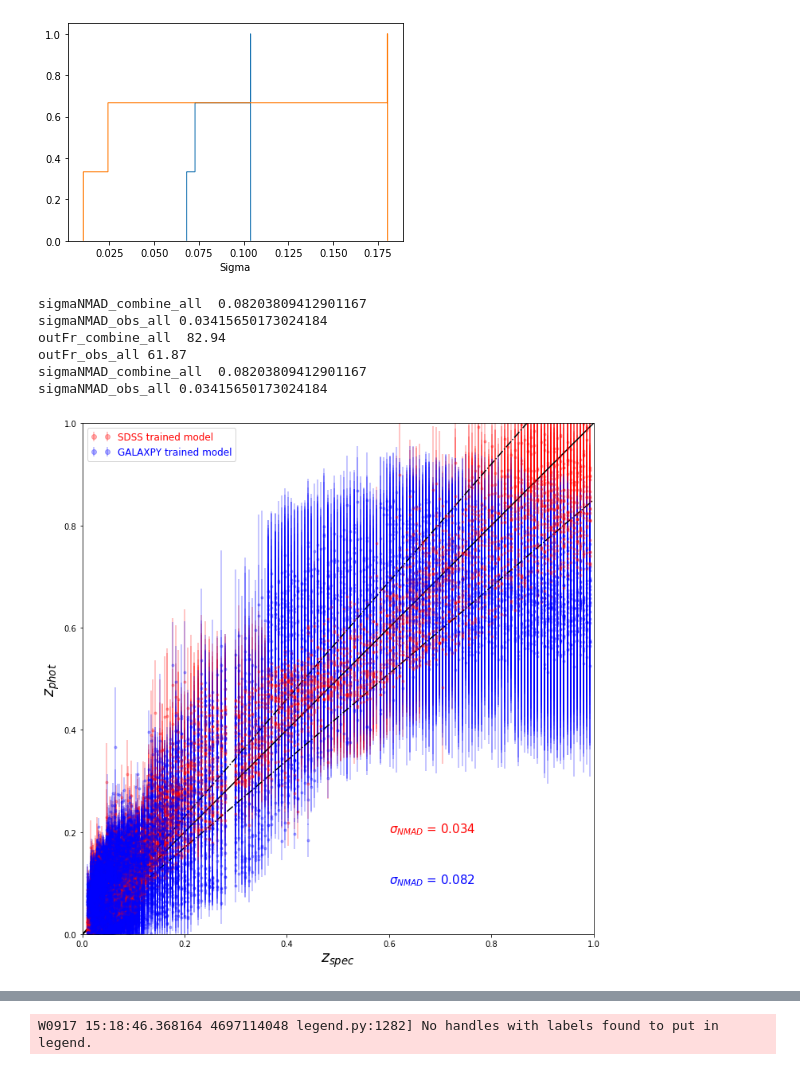
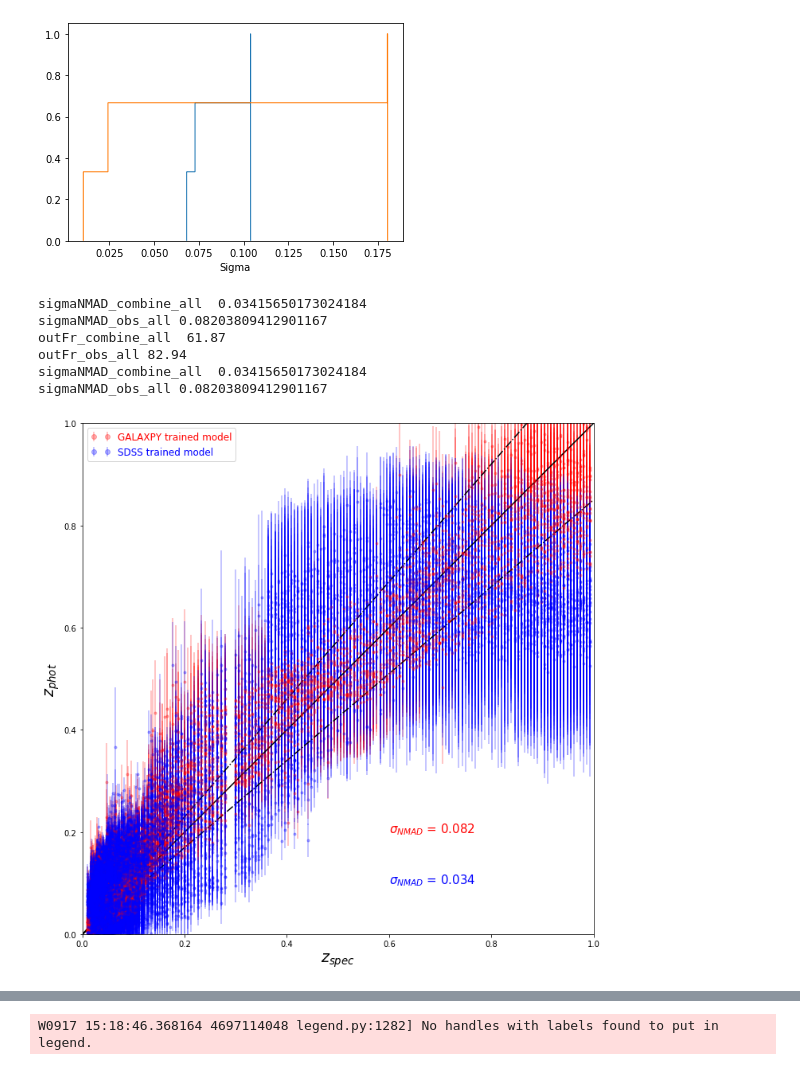
Before and after one commit to nesar/phoZ, a Jupyter notebook: Testing/mdn_test.ipynb, the cells around one changed output, grey strips where cells are left out. Cells and saved outputs as stored; diff of their text form; code cells hidden in the pictures.

```diff
--- a/Testing/mdn_test.ipynb
+++ b/Testing/mdn_test.ipynb
@@ -569,29 +569,29 @@ def outlierFrac(z_spec, z_pho, threshold = 0.15):
     return 100.0*len(outliers)/np.shape(z_pho)[0]
 
 
-sigmaNMAD_obs_all =  sigmaNMAD( (ymax - ymin)*(ymin + y_test), (ymax - ymin)*(ymin + y_pred) )
+sigmaNMAD_obs_all =  sigmaNMAD( (ymax2 - ymin2)*(ymin2 + y_test2), (ymax2 - ymin2)*(ymin2 + y_pred_2) )
 
-sigmaNMAD_combine_all =  sigmaNMAD( (ymax2 - ymin2)*(ymin2 + y_test2), (ymax2 - ymin2)*(ymin2 + y_pred_2) )
+sigmaNMAD_combine_all =  sigmaNMAD( (ymax - ymin)*(ymin + y_test), (ymax - ymin)*(ymin + y_pred) )
 
 
 print( 'sigmaNMAD_combine_all ', sigmaNMAD_combine_all  ) ## combine
 print( 'sigmaNMAD_obs_all', sigmaNMAD_obs_all ) # obs only
 
 
-outFr_obs_all = outlierFrac( (ymax - ymin)*(ymin + y_test), (ymax - ymin)*(ymin + y_pred), 0.15 )
+outFr_obs_all = outlierFrac( (ymax2 - ymin2)*(ymin2 + y_test2), (ymax2 - ymin2)*(ymin2 + y_pred_2), 0.15 )
 
-outFr_combine_all =  outlierFrac( (ymax2 - ymin2)*(ymin2 + y_test2), (ymax2 - ymin2)*(ymin2 + y_pred_2) , 0.15)
+outFr_combine_all =  outlierFrac( (ymax - ymin)*(ymin + y_test), (ymax - ymin)*(ymin + y_pred) , 0.15)
 
 
 print( 'outFr_combine_all ', outFr_combine_all  ) ## combine
 print( 'outFr_obs_all', outFr_obs_all ) # obs only
 
 
-sigmaNMAD_obs_all =  sigmaNMAD( (ymax - ymin)*(ymin + y_test), (ymax - ymin)*(ymin +
+sigmaNMAD_obs_all =  sigmaNMAD( (ymax2 - ymin2)*(ymin2 + y_test2), (ymax2 - ymin2)*(ymin2 +
+                                                                                      y_pred_2) )
+
+sigmaNMAD_combine_all =  sigmaNMAD( (ymax - ymin)*(ymin + y_test), (ymax - ymin)*(ymin +
                                                                                       y_pred) )
-
-sigmaNMAD_combine_all =  sigmaNMAD( (ymax2 - ymin2)*(ymin2 + y_test2), (ymax2 - ymin2)*(ymin2 +
-                                                                                      y_pred_2) )
 
 
 print( 'sigmaNMAD_combine_all ', sigmaNMAD_combine_all  ) #
@@ -599,12 +599,12 @@ print( 'sigmaNMAD_combine_all ', sigmaNMAD_combine_all  ) #
 print( 'sigmaNMAD_obs_all', sigmaNMAD_obs_all ) # obs only
 ####################### model 2 ends ###########################
 # %% [output]
-sigmaNMAD_combine_all  0.08203809412901167
-sigmaNMAD_obs_all 0.03415650173024184
-outFr_combine_all  82.94
-outFr_obs_all 61.87
-sigmaNMAD_combine_all  0.08203809412901167
-sigmaNMAD_obs_all 0.03415650173024184
+sigmaNMAD_combine_all  0.03415650173024184
+sigmaNMAD_obs_all 0.08203809412901167
+outFr_combine_all  61.87
+outFr_obs_all 82.94
+sigmaNMAD_combine_all  0.03415650173024184
+sigmaNMAD_obs_all 0.08203809412901167
 # %%
 # fig = plt.figure(22)
 
@@ -624,8 +624,7 @@ if ifPlotWeighted:
     #   ymin + y_pred_std_new), fmt='bo', ecolor='r', ms = 2, alpha = 0.1)
     #
     plt.errorbar((ymax - ymin)*(ymin + y_test), (ymax - ymin)*(ymin + y_pred), yerr= (ymax - ymin)*(
-      ymin + y_pred_std_new), fmt='ro', ecolor='r', ms = 3, alpha = 0.3, label = 'SDSS trained '
-                                                                                 'model')
+      ymin + y_pred_std_new), fmt='ro', ecolor='r', ms = 3, alpha = 0.3, label = 'GALAXPY trained model')
 
 
 
@@ -656,8 +655,7 @@ if ifPlotWeighted:
     #   ymin2 + y_pred_std_new2), fmt='bo', ecolor='r', ms = 2, alpha = 0.1)
     #
     plt.errorbar((ymax2 - ymin2)*(ymin2 + y_test2), (ymax2 - ymin2)*(ymin2 + y_pred_2), yerr= (ymax2 - ymin2)*(
-      ymin2 + y_pred_std_2), fmt='bo', ecolor='b', ms = 3, alpha = 0.3, label = 'GALAXPY '
-                                                                                   'trained model')
+      ymin2 + y_pred_std_2), fmt='bo', ecolor='b', ms = 3, alpha = 0.3, label = 'SDSS trained model')
 
 
 
@@ -683,31 +681,31 @@ plt.xlabel(r'$z_{spec}$', fontsize=19)
 
 
 # plt.ylabel(r'Photometric redshift', fontsize=19)
 # plt.xlabel(r'Spectroscopic redshift', fontsize=19)
 plt.xlim(0.0, 1)
 plt.ylim(0.0, 1)
 
 # plt.legend(fontsize = 'large', markerscale=3., numpoints=3)
 # plt.title('weight x mean')
 plt.tight_layout()
 
 plt.axes().set_aspect('equal')
 
 # plt.xscale('log')
 # plt.yscale('log')
 
 leg = plt.legend(fontsize = 'large', markerscale=2., numpoints=2)
 
 for artist, text in zip(leg.legendHandles, leg.get_texts()):
     col = artist.get_color()
     if isinstance(col, np.ndarray):
         col = col[0]
     text.set_color(col)
     text.set_alpha(1.0)
 
 
 plt.savefig('phoz_compare.png', bbox_inches='tight')
 
 plt.show()
 # %% [output]
-[figure, old version]
+[figure, new version]
```
Also changed, not shown: parts of 4 cells of this notebook.
